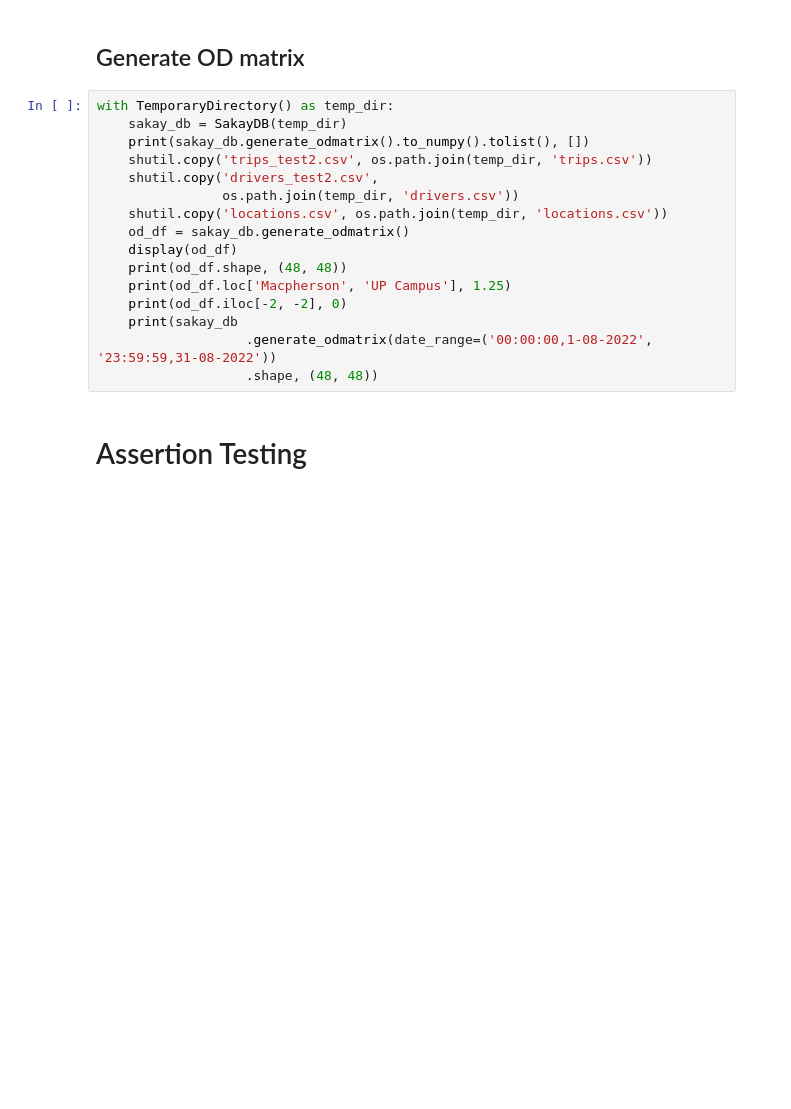
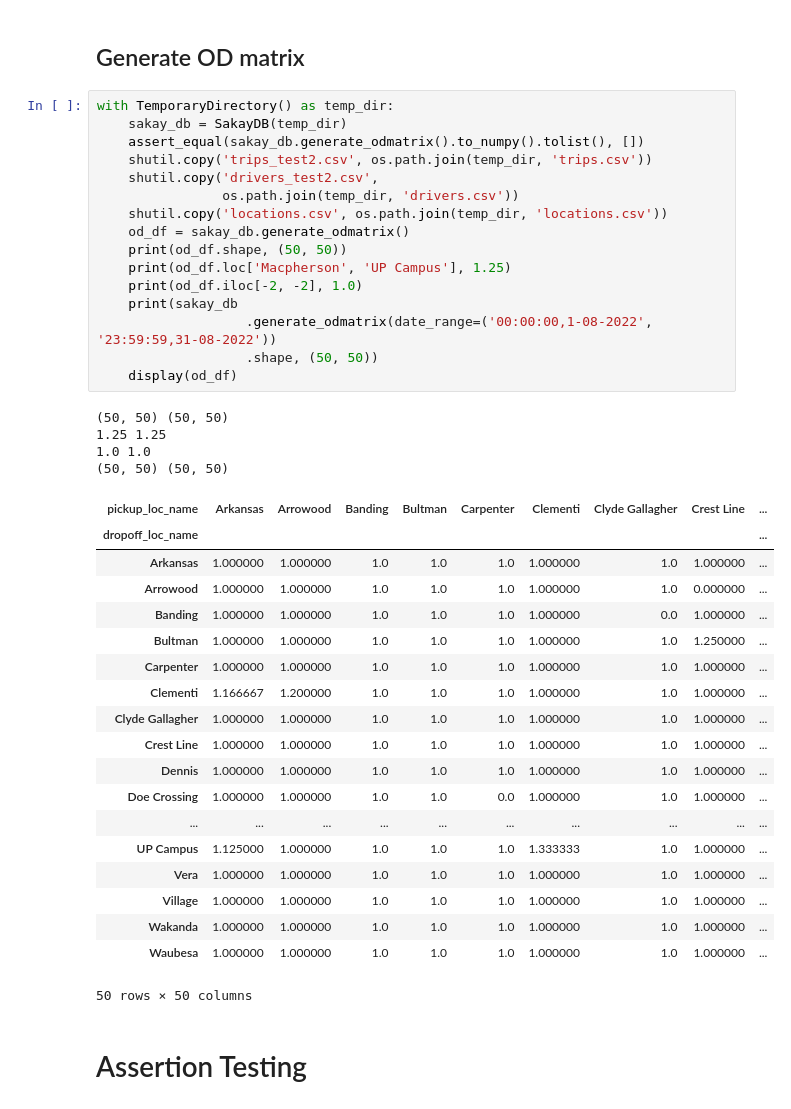
Before and after one commit to jamwung/python-sakaydb, a Jupyter notebook: Project Scratch with Docstrings.ipynb, the cells around one changed output. Drawn from its saved outputs; the diff is of its cells as text; blank space fills up the shorter version.

Commit message:
Final for print

```diff
--- a/Project Scratch with Docstrings.ipynb
+++ b/Project Scratch with Docstrings.ipynb
@@ -1172,19 +1228,43 @@ with TemporaryDirectory() as temp_dir:
 # %%
 with TemporaryDirectory() as temp_dir:
     sakay_db = SakayDB(temp_dir)
-    print(sakay_db.generate_odmatrix().to_numpy().tolist(), [])
+    assert_equal(sakay_db.generate_odmatrix().to_numpy().tolist(), [])
     shutil.copy('trips_test2.csv', os.path.join(temp_dir, 'trips.csv'))
     shutil.copy('drivers_test2.csv',
                 os.path.join(temp_dir, 'drivers.csv'))
     shutil.copy('locations.csv', os.path.join(temp_dir, 'locations.csv'))
     od_df = sakay_db.generate_odmatrix()
-    display(od_df)
-    print(od_df.shape, (48, 48))
+    print(od_df.shape, (50, 50))
     print(od_df.loc['Macpherson', 'UP Campus'], 1.25)
-    print(od_df.iloc[-2, -2], 0)
+    print(od_df.iloc[-2, -2], 1.0)
     print(sakay_db
                    .generate_odmatrix(date_range=('00:00:00,1-08-2022', '23:59:59,31-08-2022'))
-                   .shape, (48, 48))
+                   .shape, (50, 50))
+    display(od_df)
+# %% [output]
+(50, 50) (50, 50)
+1.25 1.25
+1.0 1.0
+(50, 50) (50, 50)
+| pickup_loc_name | Arkansas | Arrowood | Banding | Bultman | Carpenter | Clementi | Clyde Gallagher | Crest Line | ... |
+| dropoff_loc_name |  |  |  |  |  |  |  |  | ... |
+| Arkansas | 1.000000 | 1.000000 | 1.0 | 1.0 | 1.0 | 1.000000 | 1.0 | 1.000000 | ... |
+| Arrowood | 1.000000 | 1.000000 | 1.0 | 1.0 | 1.0 | 1.000000 | 1.0 | 0.000000 | ... |
+| Banding | 1.000000 | 1.000000 | 1.0 | 1.0 | 1.0 | 1.000000 | 0.0 | 1.000000 | ... |
+| Bultman | 1.000000 | 1.000000 | 1.0 | 1.0 | 1.0 | 1.000000 | 1.0 | 1.250000 | ... |
+| Carpenter | 1.000000 | 1.000000 | 1.0 | 1.0 | 1.0 | 1.000000 | 1.0 | 1.000000 | ... |
+| Clementi | 1.166667 | 1.200000 | 1.0 | 1.0 | 1.0 | 1.000000 | 1.0 | 1.000000 | ... |
+| Clyde Gallagher | 1.000000 | 1.000000 | 1.0 | 1.0 | 1.0 | 1.000000 | 1.0 | 1.000000 | ... |
+| Crest Line | 1.000000 | 1.000000 | 1.0 | 1.0 | 1.0 | 1.000000 | 1.0 | 1.000000 | ... |
+| Dennis | 1.000000 | 1.000000 | 1.0 | 1.0 | 1.0 | 1.000000 | 1.0 | 1.000000 | ... |
+| Doe Crossing | 1.000000 | 1.000000 | 1.0 | 1.0 | 0.0 | 1.000000 | 1.0 | 1.000000 | ... |
+| ... | ... | ... | ... | ... | ... | ... | ... | ... | ... |
+| UP Campus | 1.125000 | 1.000000 | 1.0 | 1.0 | 1.0 | 1.333333 | 1.0 | 1.000000 | ... |
+| Vera | 1.000000 | 1.000000 | 1.0 | 1.0 | 1.0 | 1.000000 | 1.0 | 1.000000 | ... |
+| Village | 1.000000 | 1.000000 | 1.0 | 1.0 | 1.0 | 1.000000 | 1.0 | 1.000000 | ... |
+| Wakanda | 1.000000 | 1.000000 | 1.0 | 1.0 | 1.0 | 1.000000 | 1.0 | 1.000000 | ... |
+| Waubesa | 1.000000 | 1.000000 | 1.0 | 1.0 | 1.0 | 1.000000 | 1.0 | 1.000000 | ... |
+50 rows × 50 columns
 # %% [markdown]
 # Assertion Testing
 # %% [markdown]
```
Also changed, not shown: parts of 2 cells of this notebook, 1 other file.
